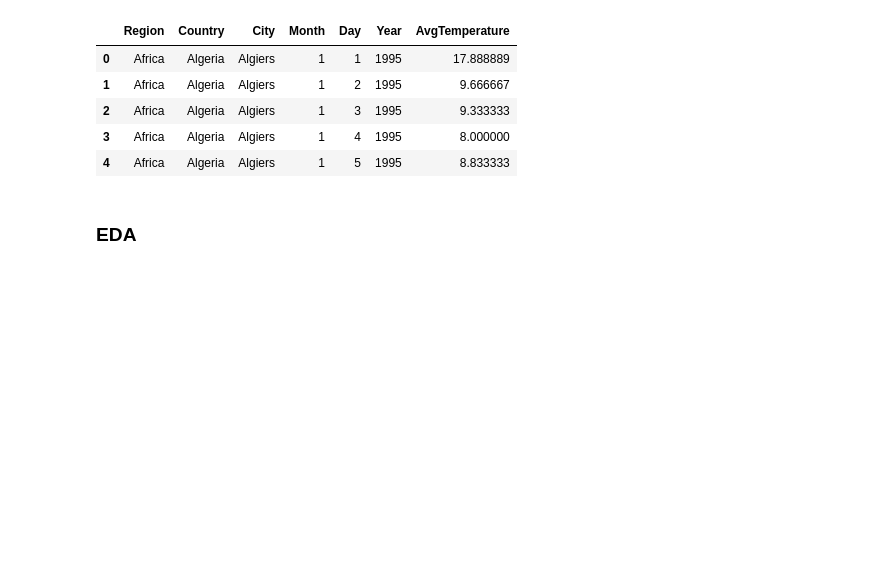
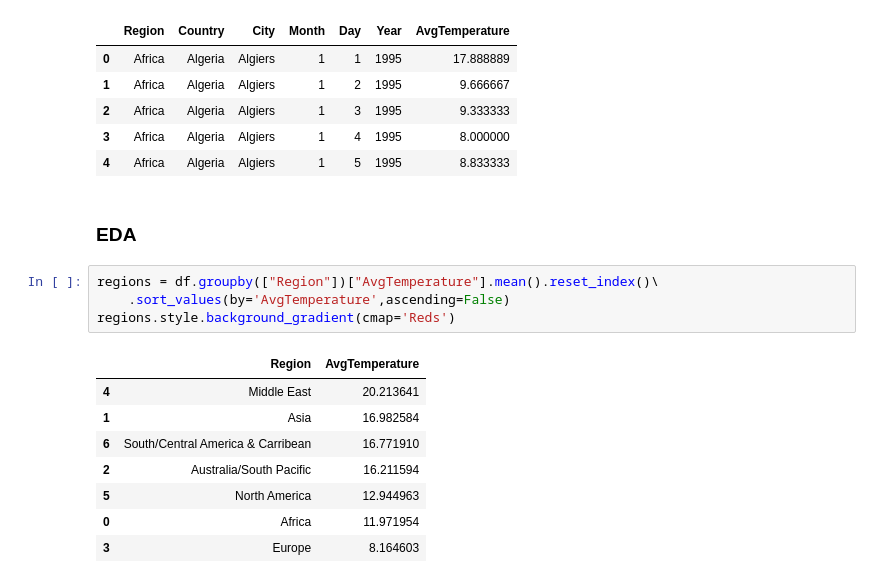
Before and after one commit to sumitkmr93/pythonlearning, a Jupyter notebook: testing.ipynb, the cells around one changed output. Saved outputs shown, nothing was run; the diff lists cells and outputs as text; blank space fills up the shorter version.

```diff
--- a/testing.ipynb
+++ b/testing.ipynb
@@ -63,5 +63,18 @@ df.head()
 | 4 | Africa | Algeria | Algiers | 1 | 5 | 1995 | 8.833333 |
 # %% [markdown]
 ### EDA
+# %%
+regions = df.groupby(["Region"])["AvgTemperature"].mean().reset_index()\
+    .sort_values(by='AvgTemperature',ascending=False)
+regions.style.background_gradient(cmap='Reds')
+# %% [output]
+|  | Region | AvgTemperature |
+| 4 | Middle East | 20.213641 |
+| 1 | Asia | 16.982584 |
+| 6 | South/Central America & Carribean | 16.771910 |
+| 2 | Australia/South Pacific | 16.211594 |
+| 5 | North America | 12.944963 |
+| 0 | Africa | 11.971954 |
+| 3 | Europe | 8.164603 |
 # %%
 sns.set(style='whitegrid',rc={'figure.figsize':(20,8)})
```
Also changed, not shown: parts of 1 cell of this notebook.
